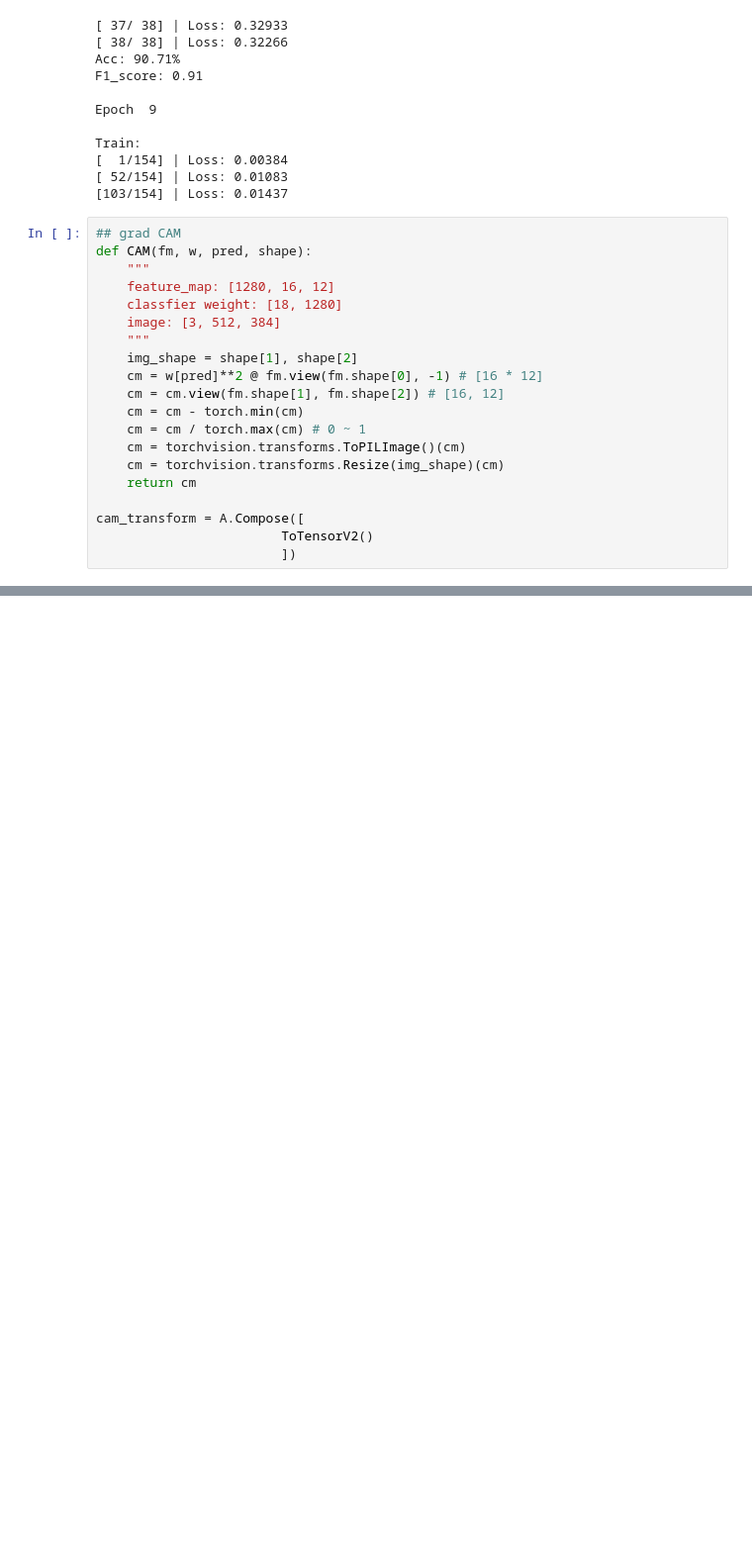
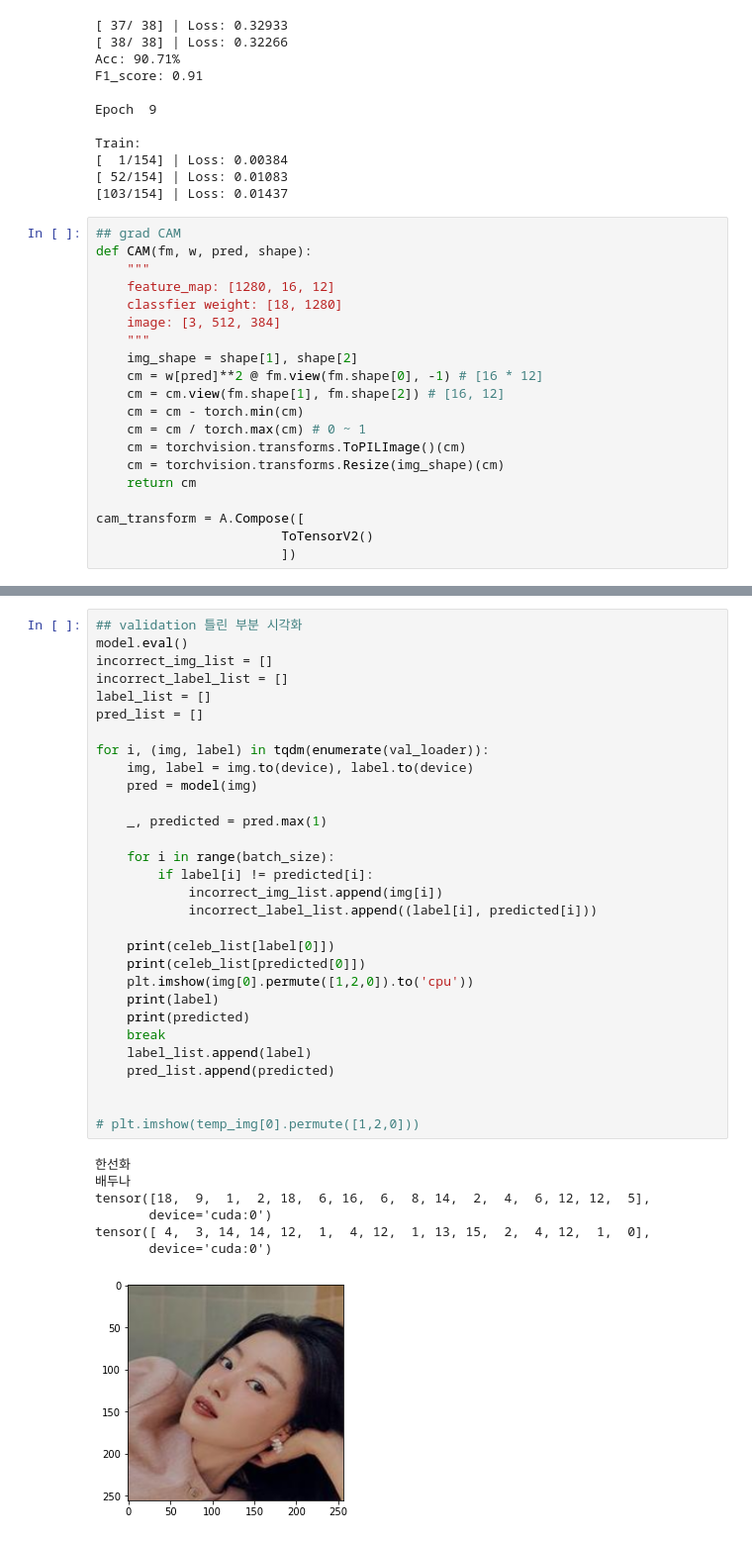
Before and after one commit to boostcampaitech3/final-project-level3-cv-03, a Jupyter notebook: Model Part/Base classification.ipynb, the cells around one changed output, grey strips where cells are left out. Shown: that part at 99% size. Saved outputs shown, nothing was run; the diff lists cells and outputs as text; blank space fills up the shorter version.

Commit message:
[model] validation 추가(미완성)

```diff
--- a/Model Part/Base classification.ipynb
+++ b/Model Part/Base classification.ipynb
@@ -499,0 +509,38 @@ ax.axis('off')
+# %%
+## validation 틀린 부분 시각화
+model.eval()
+incorrect_img_list = []
+incorrect_label_list = []
+label_list = []
+pred_list = []
+
+for i, (img, label) in tqdm(enumerate(val_loader)):
+    img, label = img.to(device), label.to(device)
+    pred = model(img)
+
+    _, predicted = pred.max(1)
+
+    for i in range(batch_size):
+        if label[i] != predicted[i]:
+            incorrect_img_list.append(img[i])
+            incorrect_label_list.append((label[i], predicted[i]))
+
+    print(celeb_list[label[0]])
+    print(celeb_list[predicted[0]])
+    plt.imshow(img[0].permute([1,2,0]).to('cpu'))
+    print(label)
+    print(predicted)
+    break
+    label_list.append(label)
+    pred_list.append(predicted)
+
+
+# plt.imshow(temp_img[0].permute([1,2,0]))
+# %% [output]
+한선화
+배두나
+tensor([18,  9,  1,  2, 18,  6, 16,  6,  8, 14,  2,  4,  6, 12, 12,  5],
+       device='cuda:0')
+tensor([ 4,  3, 14, 14, 12,  1,  4, 12,  1, 13, 15,  2,  4, 12,  1,  0],
+       device='cuda:0')
+[figure, added]
```
Also changed, not shown: parts of 3 cells of this notebook.
